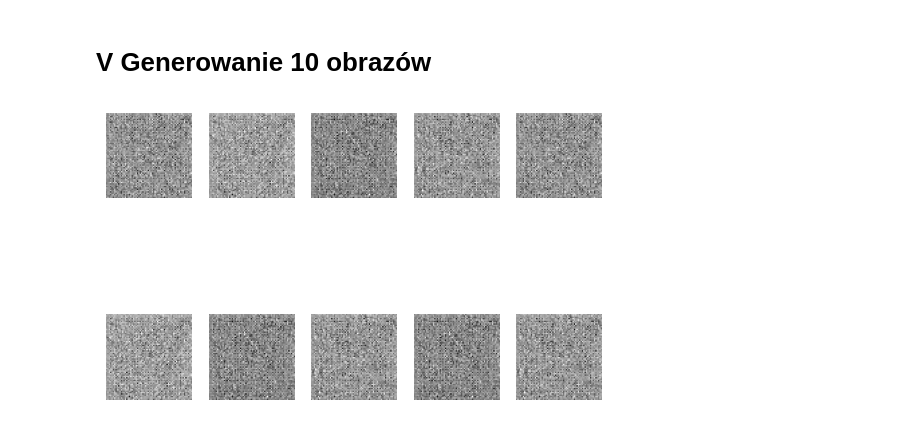
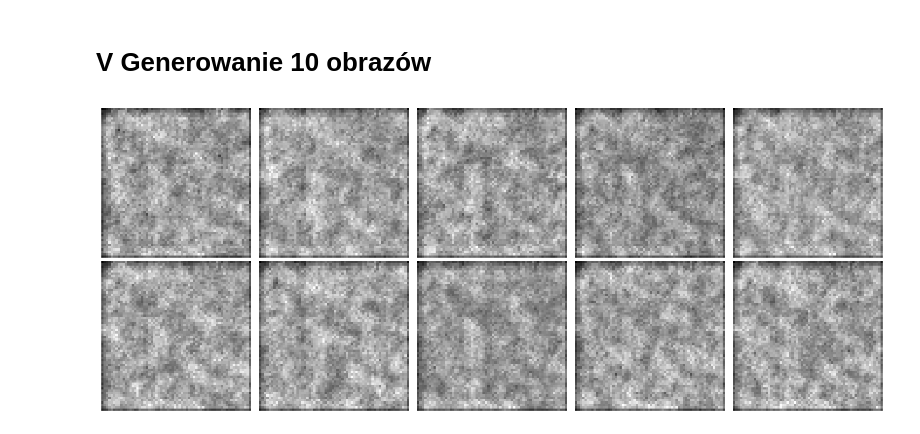
Before and after one commit to grepoz/vae-ug-homework, a Jupyter notebook: vae_clean_0.ipynb, the cells around one changed output. Saved outputs shown, nothing was run; the diff lists cells and outputs as text; code cells hidden in the pictures.

Commit message:
introduce plotting & fix normalization

```diff
--- a/vae_clean_0.ipynb
+++ b/vae_clean_0.ipynb
@@ -231,10 +232,11 @@ print(f"Total number of images: {len(filenames)}")
 Total number of images: 6487
 # %%
 X = np.zeros((len(filenames), IMAGE_HEIGHT, IMAGE_WIDTH, 1), dtype=np.uint8)
-for filename in filenames:
+for index, filename in enumerate(filenames):
     image = cv2.imread(preprocessed_dirpath + filename, cv2.IMREAD_GRAYSCALE)
-    X[filenames.index(filename)] = image.reshape(IMAGE_HEIGHT, IMAGE_WIDTH, 1) / 255.0
+    X[index] = image.reshape(IMAGE_HEIGHT, IMAGE_WIDTH, 1)
 
+X = X / 255.0
 X_orig = X.copy()
 
 print(X.shape)
@@ -412,0 +432,7 @@ test_loss=0.036255136132240295
+# %%
+sample_size = 2
+sample = np.random.randint(0, X_test.shape[0], sample_size)
+for i in range(sample_size):
+    decoded = generate_image(X_test[sample[i]])[0]
+    denormalized_image = X_test[sample[i]] * 255.0
+    compare_images(denormalized_image, decoded)
@@ -414,41 +445,19 @@ test_loss=0.036255136132240295
 # V Generowanie 10 obrazów
 # %%
 seed = 33
-random = tf.random.uniform((10, 1024), seed=seed)
-images = model.decoder(random).numpy().reshape(10, 64, 64, 1)
+random_representation = tf.random.uniform((10, 1024), seed=seed)
+images = model.decoder(random_representation).numpy().reshape(10, 64, 64, 1)
 
-fig, axs = plt.subplots(2, 5)
+fig, axes = plt.subplots(nrows=2, ncols=5, figsize=(15, 6))
 
-axs[0, 0].set_axis_off()
-axs[0, 0].imshow(images[0], cmap='gray')
+for i, image in enumerate(images):
+    ax = axes[i // 5, i % 5]
+    ax.imshow(image.reshape(64, 64, 1), cmap='gray')
+    ax.axis('off')
 
-axs[0, 1].set_axis_off()
-axs[0, 1].imshow(images[1], cmap='gray')
-
-axs[0, 2].set_axis_off()
-axs[0, 2].imshow(images[2], cmap='gray')
-
-axs[0, 3].set_axis_off()
-axs[0, 3].imshow(images[3], cmap='gray')
-
-axs[0, 4].set_axis_off()
-axs[0, 4].imshow(images[0], cmap='gray')
-
-axs[1, 0].set_axis_off()
-axs[1, 0].imshow(images[1], cmap='gray')
-
-axs[1, 1].set_axis_off()
-axs[1, 1].imshow(images[2], cmap='gray')
-
-axs[1, 2].set_axis_off()
-axs[1, 2].imshow(images[3], cmap='gray')
-
-axs[1, 3].set_axis_off()
-axs[1, 3].imshow(images[2], cmap='gray')
-
-axs[1, 4].set_axis_off()
-axs[1, 4].imshow(images[3], cmap='gray')
+plt.tight_layout()
+plt.show()
 
 plt.show()
 # %% [output]
-[figure, old version]
+[figure, new version]
```
Also changed, not shown: parts of 9 cells of this notebook.
